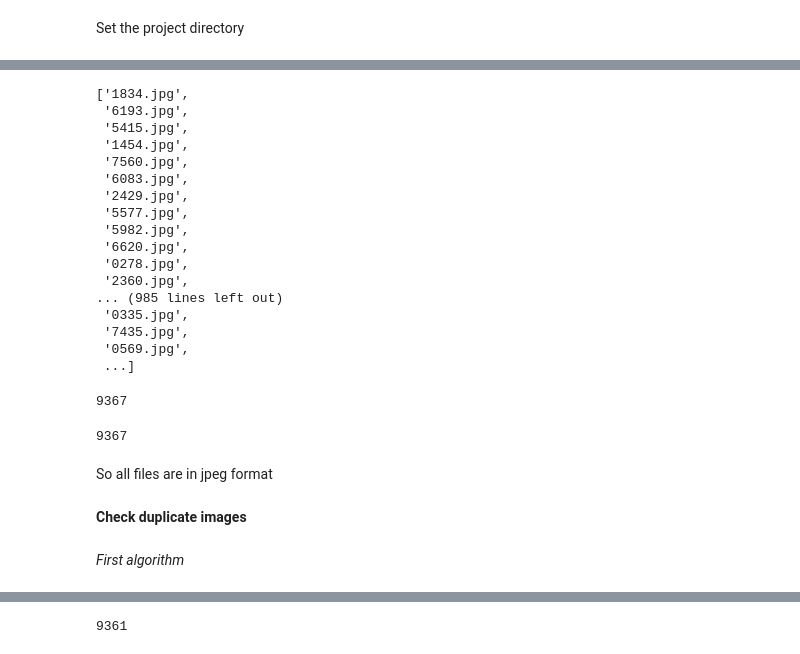
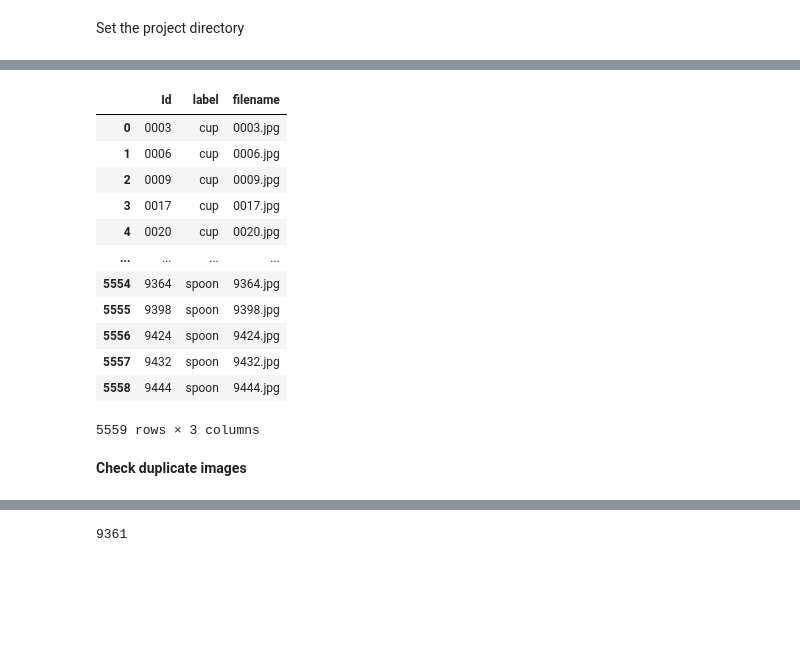
Before and after one commit to ChanTheDataExplorer/kitchenware-classification-project, a Jupyter notebook: notebook.ipynb, the cells around one changed output, grey strips where cells are left out. Drawn from its saved outputs; the diff is of its cells as text; code cells hidden in the pictures; blank space fills up the shorter version.

```diff
--- a/notebook.ipynb
+++ b/notebook.ipynb
@@ -203,32 +34,0 @@ Name: rank, dtype: float64
-# %%
-dir_list = os.listdir(base_images_dir)
-dir_list
-# %% [output]
-['1834.jpg',
- '6193.jpg',
- '5415.jpg',
- '1454.jpg',
- '7560.jpg',
- '6083.jpg',
- '2429.jpg',
- '5577.jpg',
- '5982.jpg',
- '6620.jpg',
- '0278.jpg',
- '2360.jpg',
-... (985 lines left out)
- '0335.jpg',
- '7435.jpg',
- '0569.jpg',
- ...]
-# %%
-len(dir_list)
-# %% [output]
-9367
-# %%
-count_jpg = len([i for i in dir_list if i[-3:] == 'jpg'])
-count_jpg
-# %% [output]
-9367
-# %% [markdown]
-So all files are in jpeg format
@@ -235,4 +44,24 @@ So all files are in jpeg format
+# %%
+train_info = pd.read_csv(dirs['dataset_dir'] + '/train.csv', dtype = 'string')
+
+train_info['filename'] = train_info['Id'].astype(str) + '.jpg'
+train_info = train_info.sort_values(['label','Id'], ascending = [True, True])
+train_info = train_info.reset_index(drop=True)
+
+train_info
+# %% [output]
+|  | Id | label | filename |
+| 0 | 0003 | cup | 0003.jpg |
+| 1 | 0006 | cup | 0006.jpg |
+| 2 | 0009 | cup | 0009.jpg |
+| 3 | 0017 | cup | 0017.jpg |
+| 4 | 0020 | cup | 0020.jpg |
+| ... | ... | ... | ... |
+| 5554 | 9364 | spoon | 9364.jpg |
+| 5555 | 9398 | spoon | 9398.jpg |
+| 5556 | 9424 | spoon | 9424.jpg |
+| 5557 | 9432 | spoon | 9432.jpg |
+| 5558 | 9444 | spoon | 9444.jpg |
+5559 rows × 3 columns
 # %% [markdown]
 **Check duplicate images**
-# %% [markdown]
-*First algorithm*
```
Also changed, not shown: parts of 86 cells of this notebook.
